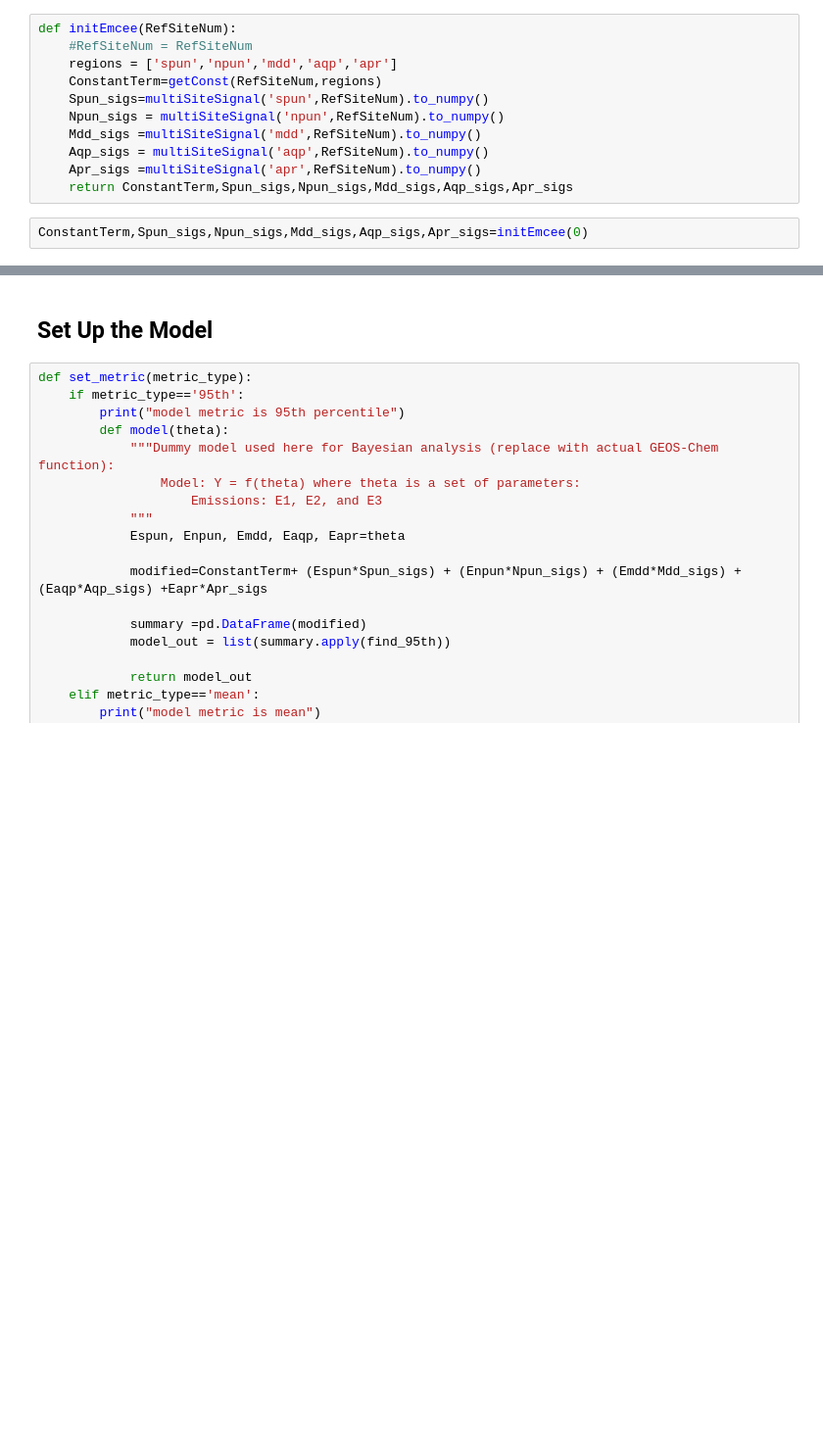
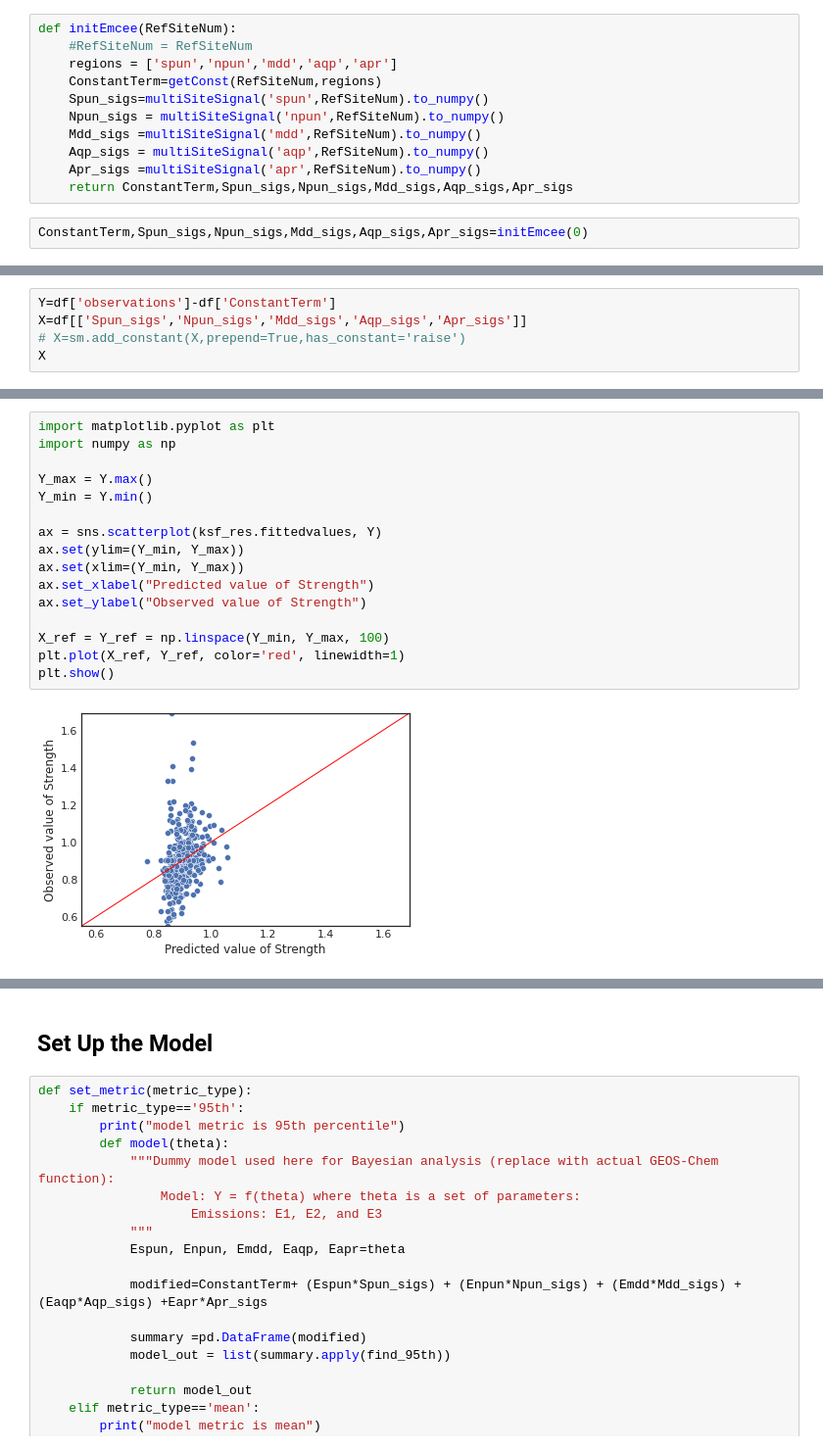
Before and after one commit to Shakes-tzd/MIT_TPP_thesis, a Jupyter notebook: JPnotebooks/MCMC_Method_ObservationData_95th_mean_IQR.ipynb, the cells around one changed output, grey strips where cells are left out. Shown at 98% size. Saved outputs shown, nothing was run; the diff lists cells and outputs as text; blank space fills up the shorter version.

```diff
--- a/JPnotebooks/MCMC_Method_ObservationData_95th_mean_IQR.ipynb
+++ b/JPnotebooks/MCMC_Method_ObservationData_95th_mean_IQR.ipynb
@@ -129,0 +172,5 @@ mydf.to_csv('/home/tzd/fs03/d1/tzd/Data_analysis/MIT_TPP_thesis/JPnotebooks/RefS
+# %%
+Y=df['observations']-df['ConstantTerm']
+X=df[['Spun_sigs','Npun_sigs','Mdd_sigs','Aqp_sigs','Apr_sigs']]
+# X=sm.add_constant(X,prepend=True,has_constant='raise')
+X
@@ -129,0 +275,18 @@ mydf.to_csv('/home/tzd/fs03/d1/tzd/Data_analysis/MIT_TPP_thesis/JPnotebooks/RefS
+# %%
+import matplotlib.pyplot as plt
+import numpy as np
+
+Y_max = Y.max()
+Y_min = Y.min()
+
+ax = sns.scatterplot(ksf_res.fittedvalues, Y)
+ax.set(ylim=(Y_min, Y_max))
+ax.set(xlim=(Y_min, Y_max))
+ax.set_xlabel("Predicted value of Strength")
+ax.set_ylabel("Observed value of Strength")
+
+X_ref = Y_ref = np.linspace(Y_min, Y_max, 100)
+plt.plot(X_ref, Y_ref, color='red', linewidth=1)
+plt.show()
+# %% [output]
+[figure, added]
```
Also changed, not shown: parts of 16 cells of this notebook, 7 other files.
